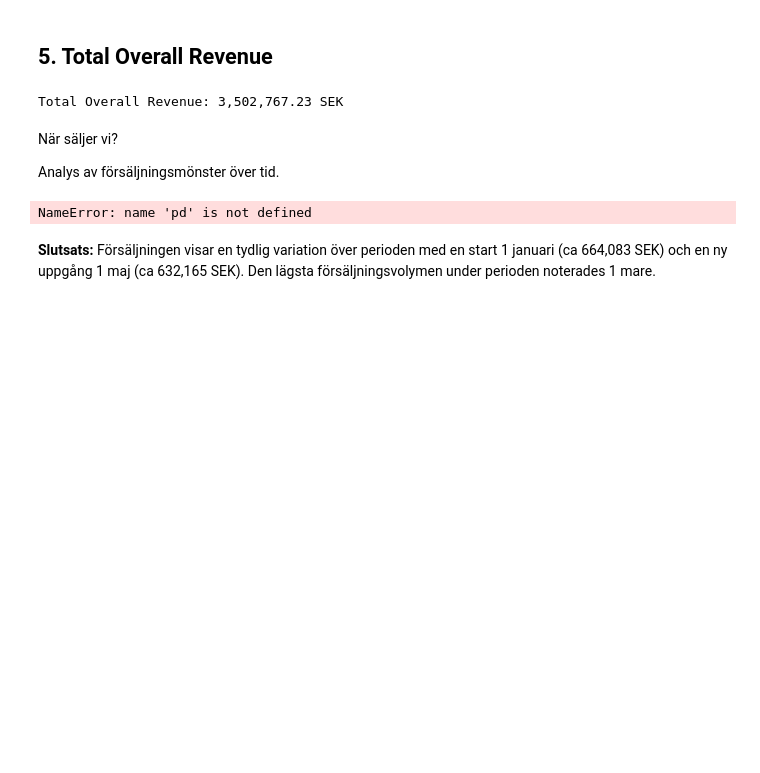
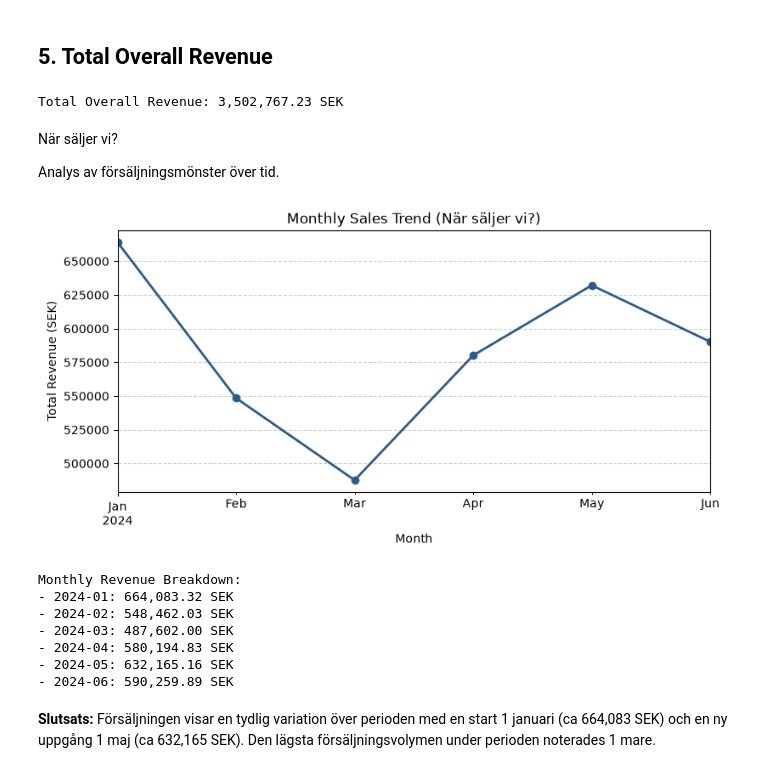
Before and after one commit to Jujbraga/ecommerce-sales-report, a Jupyter notebook: notebooks/report.ipynb, the cells around one changed output. Cells and saved outputs as stored; diff of their text form; code cells hidden in the pictures; blank space fills up the shorter version.

Commit message:
Add metrics refactor and recommendations

```diff
--- a/notebooks/report.ipynb
+++ b/notebooks/report.ipynb
@@ -118,21 +96,36 @@ När säljer vi?
 
 Analys av försäljningsmönster över tid.
 # %%
-from src.metrics import get_monthly_sales_analysis
-from src.viz import plot_monthly_sales
+import matplotlib.pyplot as plt
 import pandas as pd
 
 df_time = pd.DataFrame(data[1:], columns=data[0])
 
-monthly_sales = get_monthly_sales_analysis(df_time)
+df_time['date'] = pd.to_datetime(df_time['date'])
+df_time['revenue'] = pd.to_numeric(df_time['revenue'])
 
-plot_monthly_sales(monthly_sales)
+monthly_sales = df_time.groupby(df_time['date'].dt.to_period('M'))['revenue'].sum()
+
+plt.figure(figsize=(9, 4))
+monthly_sales.plot(kind='line', marker='o', color='#2b5c8f', linewidth=2)
+plt.title('Monthly Sales Trend (När säljer vi?)')
+plt.xlabel('Month')
+plt.ylabel('Total Revenue (SEK)')
+plt.grid(True, linestyle='--', alpha=0.6)
+plt.show()
 
 print("Monthly Revenue Breakdown:")
 for month, rev in monthly_sales.items():
     print(f"- {month}: {rev:,.2f} SEK")
 # %% [output]
+[figure, added]
-NameError: name 'pd' is not defined
+Monthly Revenue Breakdown:
+- 2024-01: 664,083.32 SEK
+- 2024-02: 548,462.03 SEK
+- 2024-03: 487,602.00 SEK
+- 2024-04: 580,194.83 SEK
+- 2024-05: 632,165.16 SEK
+- 2024-06: 590,259.89 SEK
 # %% [markdown]
 **Slutsats:**
 Försäljningen visar en tydlig variation över perioden med en start 1 januari (ca 664,083 SEK) och en ny uppgång 1 maj (ca 632,165 SEK). Den lägsta försäljningsvolymen under perioden noterades 1 mare.
```
Also changed, not shown: parts of 5 cells of this notebook, 1 other file.
